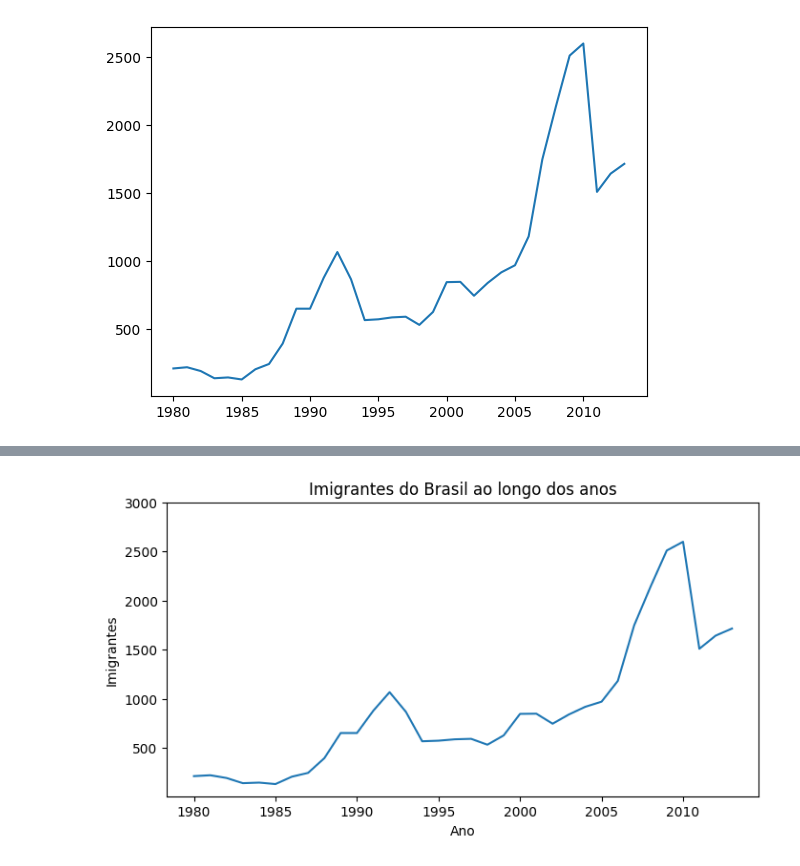
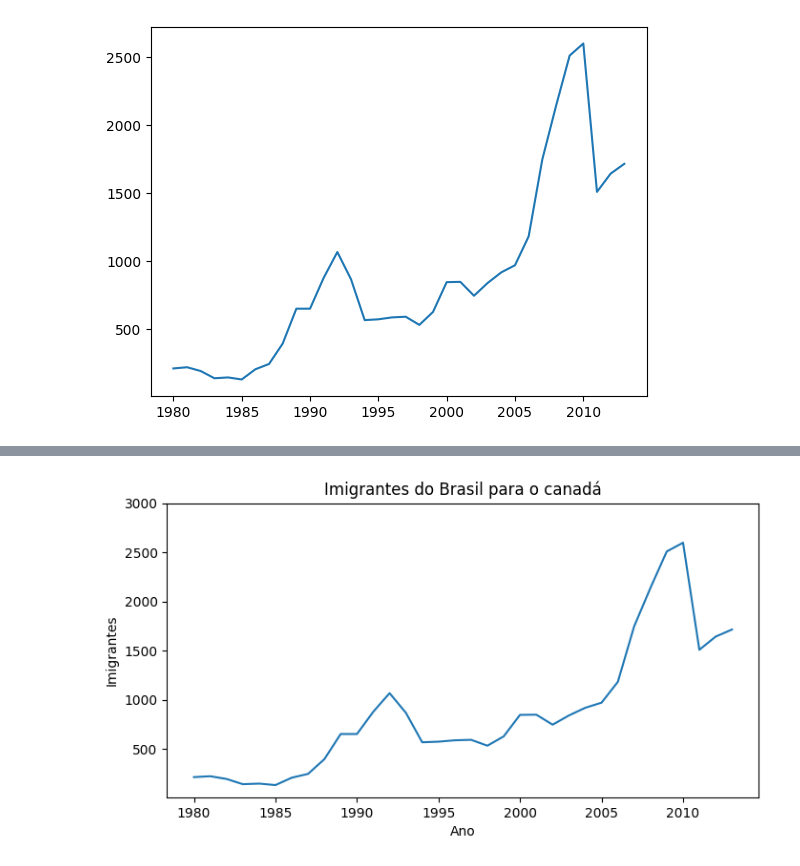
Before and after one commit to annaklaracss/data_science-, a Jupyter notebook: Data_Visualization_criando_gráficos_com_bibliotecas_Python.ipynb, the cells around one changed output, grey strips where cells are left out. Cells and saved outputs as stored; diff of their text form; code cells hidden in the pictures.

```diff
--- a/Data_Visualization_criando_gráficos_com_bibliotecas_Python.ipynb
+++ b/Data_Visualization_criando_gráficos_com_bibliotecas_Python.ipynb
@@ -181,11 +181,11 @@ plt.show()
 # %%
 plt.figure(figsize=(8,4)) #o primeiro é a largura e o segundo é a altura
 plt.plot(dados_brasil['ano'], dados_brasil['imigrantes']) #(x,y)
 plt.xticks(['1980','1985','1990','1995','2000','2005','2010'])
 plt.yticks([500, 1000, 1500, 2000, 2500, 3000])
 plt.xlabel('Ano')
 plt.ylabel('Imigrantes')
-plt.title('Imigrantes do Brasil ao longo dos anos')
+plt.title('Imigrantes do Brasil para o canadá')
 plt.show()
 # %% [output]
-[figure, old version]
+[figure, new version]
```
Also changed, not shown: parts of 4 cells of this notebook.
